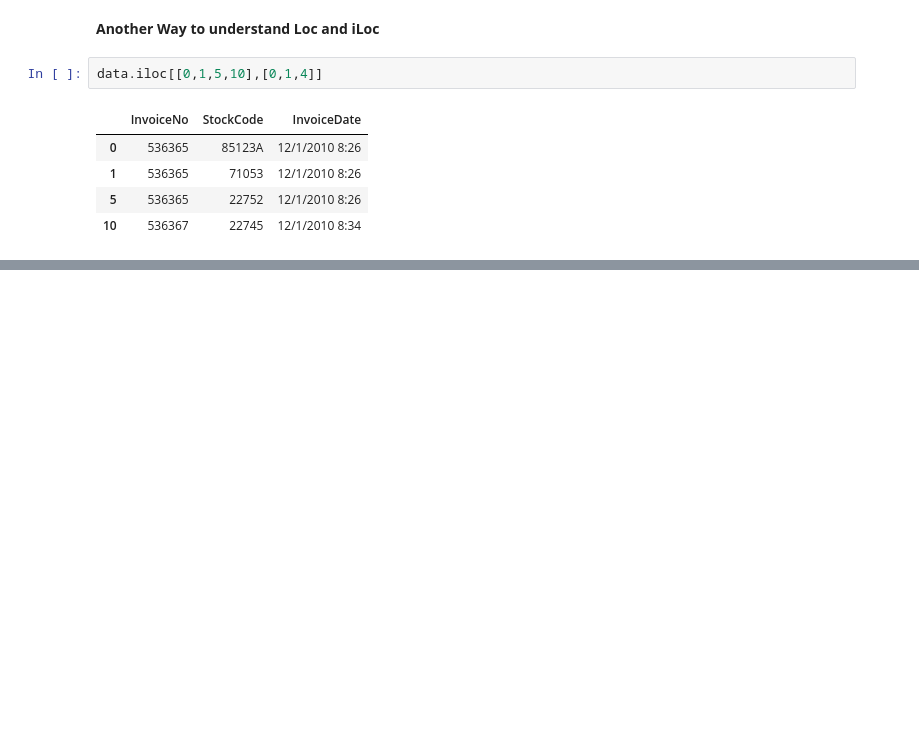
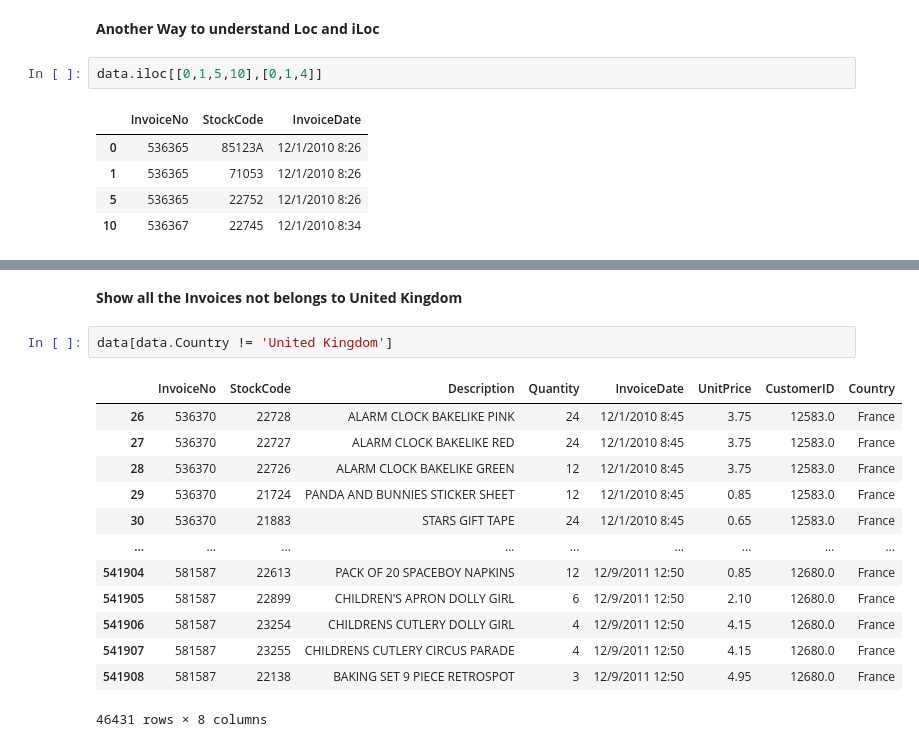
Before and after one commit to kloud9nyc/data-wrangling, a Jupyter notebook: DataWraingling_RetailData_2.ipynb, the cells around one changed output, grey strips where cells are left out. Drawn from its saved outputs; the diff is of its cells as text; blank space fills up the shorter version.

```diff
--- a/DataWraingling_RetailData_2.ipynb
+++ b/DataWraingling_RetailData_2.ipynb
@@ -181,0 +212,18 @@ data.iloc[[0,1,5,10],[0,1,4]]
+# %% [markdown]
+**Show all the Invoices not belongs to United Kingdom**
+# %%
+data[data.Country != 'United Kingdom']
+# %% [output]
+|  | InvoiceNo | StockCode | Description | Quantity | InvoiceDate | UnitPrice | CustomerID | Country |
+| 26 | 536370 | 22728 | ALARM CLOCK BAKELIKE PINK | 24 | 12/1/2010 8:45 | 3.75 | 12583.0 | France |
+| 27 | 536370 | 22727 | ALARM CLOCK BAKELIKE RED | 24 | 12/1/2010 8:45 | 3.75 | 12583.0 | France |
+| 28 | 536370 | 22726 | ALARM CLOCK BAKELIKE GREEN | 12 | 12/1/2010 8:45 | 3.75 | 12583.0 | France |
+| 29 | 536370 | 21724 | PANDA AND BUNNIES STICKER SHEET | 12 | 12/1/2010 8:45 | 0.85 | 12583.0 | France |
+| 30 | 536370 | 21883 | STARS GIFT TAPE | 24 | 12/1/2010 8:45 | 0.65 | 12583.0 | France |
+| ... | ... | ... | ... | ... | ... | ... | ... | ... |
+| 541904 | 581587 | 22613 | PACK OF 20 SPACEBOY NAPKINS | 12 | 12/9/2011 12:50 | 0.85 | 12680.0 | France |
+| 541905 | 581587 | 22899 | CHILDREN'S APRON DOLLY GIRL | 6 | 12/9/2011 12:50 | 2.10 | 12680.0 | France |
+| 541906 | 581587 | 23254 | CHILDRENS CUTLERY DOLLY GIRL | 4 | 12/9/2011 12:50 | 4.15 | 12680.0 | France |
+| 541907 | 581587 | 23255 | CHILDRENS CUTLERY CIRCUS PARADE | 4 | 12/9/2011 12:50 | 4.15 | 12680.0 | France |
+| 541908 | 581587 | 22138 | BAKING SET 9 PIECE RETROSPOT | 3 | 12/9/2011 12:50 | 4.95 | 12680.0 | France |
+46431 rows × 8 columns
```
Also changed, not shown: parts of 6 cells of this notebook.
